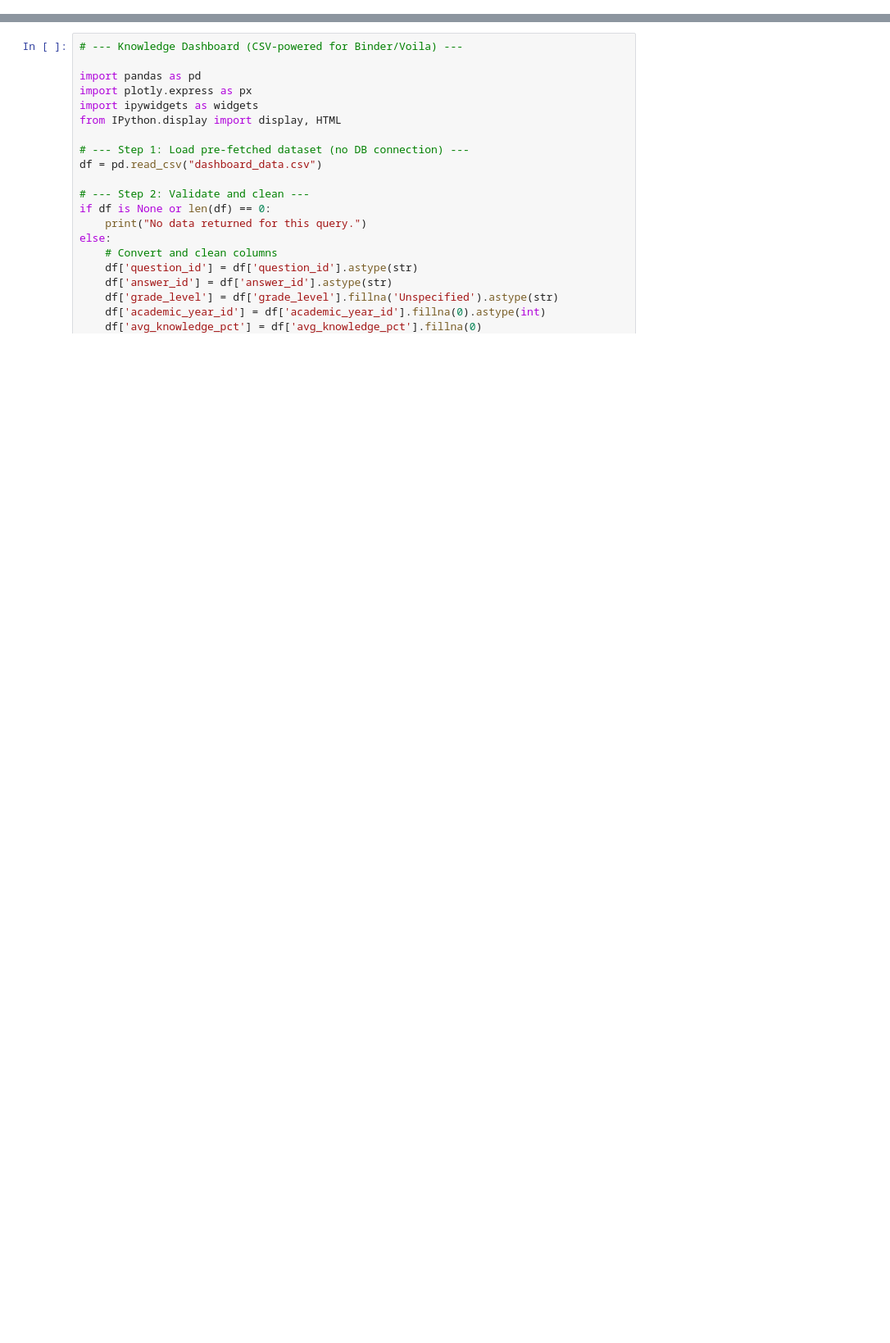
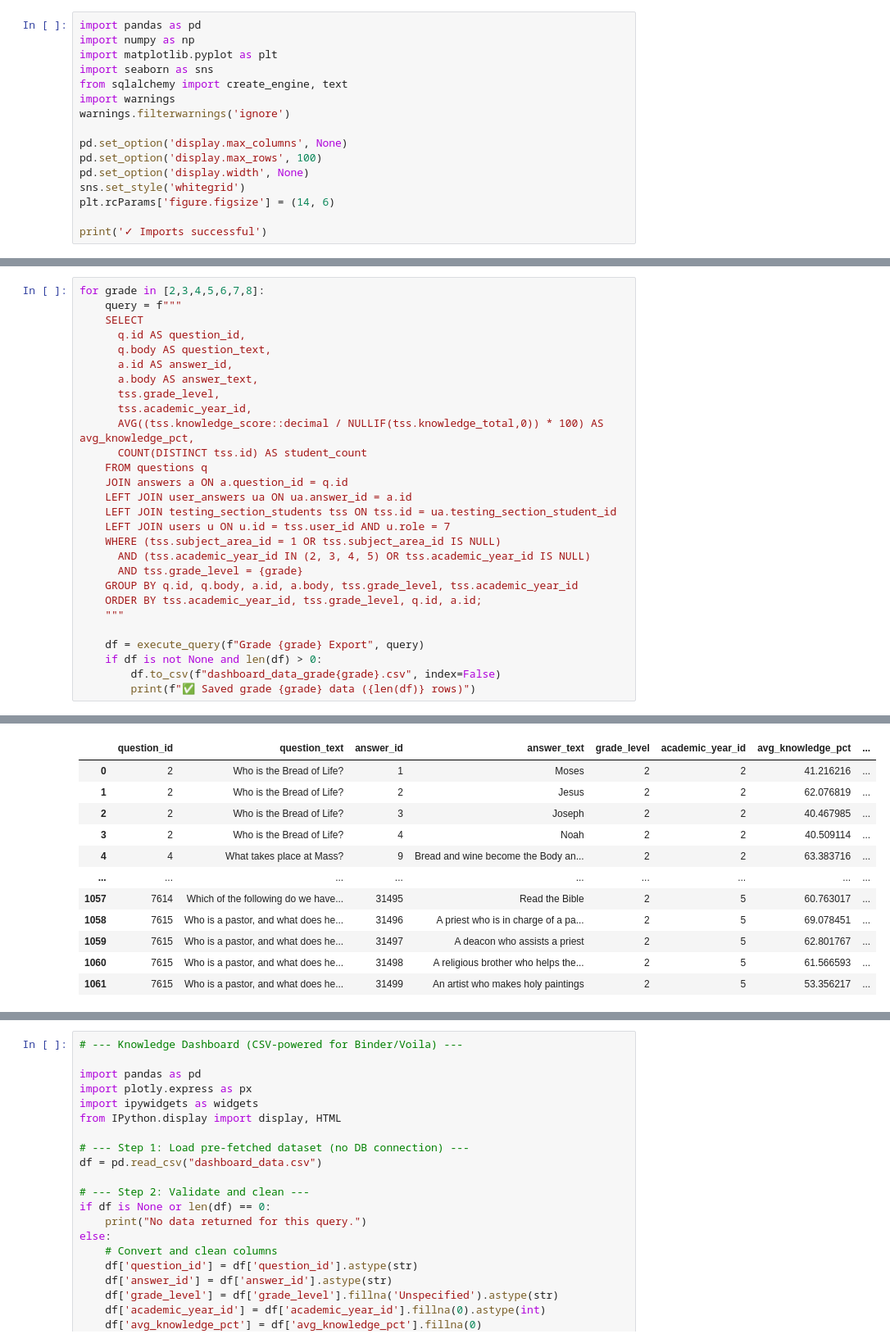
Before and after one commit to anthony-callender/ark-data-analysis, a Jupyter notebook: dashboard.ipynb, the cells around one changed output, grey strips where cells are left out. Shown at 82% size. Saved outputs shown, nothing was run; the diff lists cells and outputs as text; blank space fills up the shorter version.

Commit message:
all grade levels

```diff
--- a/dashboard.ipynb
+++ b/dashboard.ipynb
@@ -0,0 +54,16 @@
+# %%
+import pandas as pd
+import numpy as np
+import matplotlib.pyplot as plt
+import seaborn as sns
+from sqlalchemy import create_engine, text
+import warnings
+warnings.filterwarnings('ignore')
+
+pd.set_option('display.max_columns', None)
+pd.set_option('display.max_rows', 100)
+pd.set_option('display.width', None)
+sns.set_style('whitegrid')
+plt.rcParams['figure.figsize'] = (14, 6)
+
+print('✓ Imports successful')
@@ -0,0 +95,29 @@
+# %%
+for grade in [2,3,4,5,6,7,8]:
+    query = f"""
+    SELECT
+      q.id AS question_id,
+      q.body AS question_text,
+      a.id AS answer_id,
+      a.body AS answer_text,
+      tss.grade_level,
+      tss.academic_year_id,
+      AVG((tss.knowledge_score::decimal / NULLIF(tss.knowledge_total,0)) * 100) AS avg_knowledge_pct,
+      COUNT(DISTINCT tss.id) AS student_count
+    FROM questions q
+    JOIN answers a ON a.question_id = q.id
+    LEFT JOIN user_answers ua ON ua.answer_id = a.id
+    LEFT JOIN testing_section_students tss ON tss.id = ua.testing_section_student_id
+    LEFT JOIN users u ON u.id = tss.user_id AND u.role = 7
+    WHERE (tss.subject_area_id = 1 OR tss.subject_area_id IS NULL)
+      AND (tss.academic_year_id IN (2, 3, 4, 5) OR tss.academic_year_id IS NULL)
+      AND tss.grade_level = {grade}
+    GROUP BY q.id, q.body, a.id, a.body, tss.grade_level, tss.academic_year_id
+    ORDER BY tss.academic_year_id, tss.grade_level, q.id, a.id;
+    """
+
+    df = execute_query(f"Grade {grade} Export", query)
+    if df is not None and len(df) > 0:
+        df.to_csv(f"dashboard_data_grade{grade}.csv", index=False)
+        print(f"✅ Saved grade {grade} data ({len(df)} rows)")
+# %% [output]
@@ -0,0 +128,12 @@
+|  | question_id | question_text | answer_id | answer_text | grade_level | academic_year_id | avg_knowledge_pct | ... |
+| 0 | 2 | Who is the Bread of Life? | 1 | Moses | 2 | 2 | 41.216216 | ... |
+| 1 | 2 | Who is the Bread of Life? | 2 | Jesus | 2 | 2 | 62.076819 | ... |
+| 2 | 2 | Who is the Bread of Life? | 3 | Joseph | 2 | 2 | 40.467985 | ... |
+| 3 | 2 | Who is the Bread of Life? | 4 | Noah | 2 | 2 | 40.509114 | ... |
+| 4 | 4 | What takes place at Mass? | 9 | Bread and wine become the Body an... | 2 | 2 | 63.383716 | ... |
+| ... | ... | ... | ... | ... | ... | ... | ... | ... |
+| 1057 | 7614 | Which of the following do we have... | 31495 | Read the Bible | 2 | 5 | 60.763017 | ... |
+| 1058 | 7615 | Who is a pastor, and what does he... | 31496 | A priest who is in charge of a pa... | 2 | 5 | 69.078451 | ... |
+| 1059 | 7615 | Who is a pastor, and what does he... | 31497 | A deacon who assists a priest | 2 | 5 | 62.801767 | ... |
+| 1060 | 7615 | Who is a pastor, and what does he... | 31498 | A religious brother who helps the... | 2 | 5 | 61.566593 | ... |
+| 1061 | 7615 | Who is a pastor, and what does he... | 31499 | An artist who makes holy paintings | 2 | 5 | 53.356217 | ... |
```
Also changed, not shown: parts of 12 cells of this notebook.
